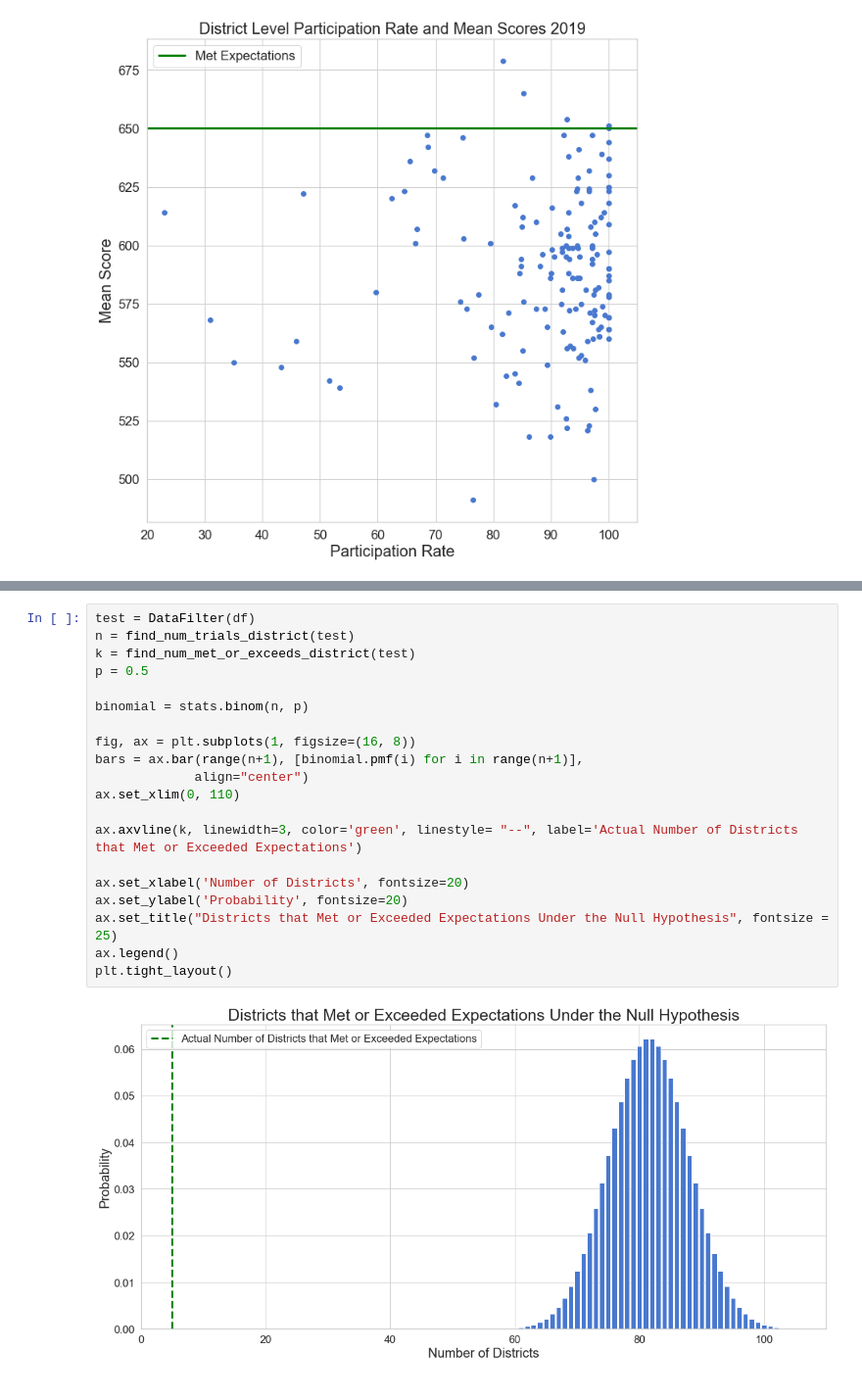
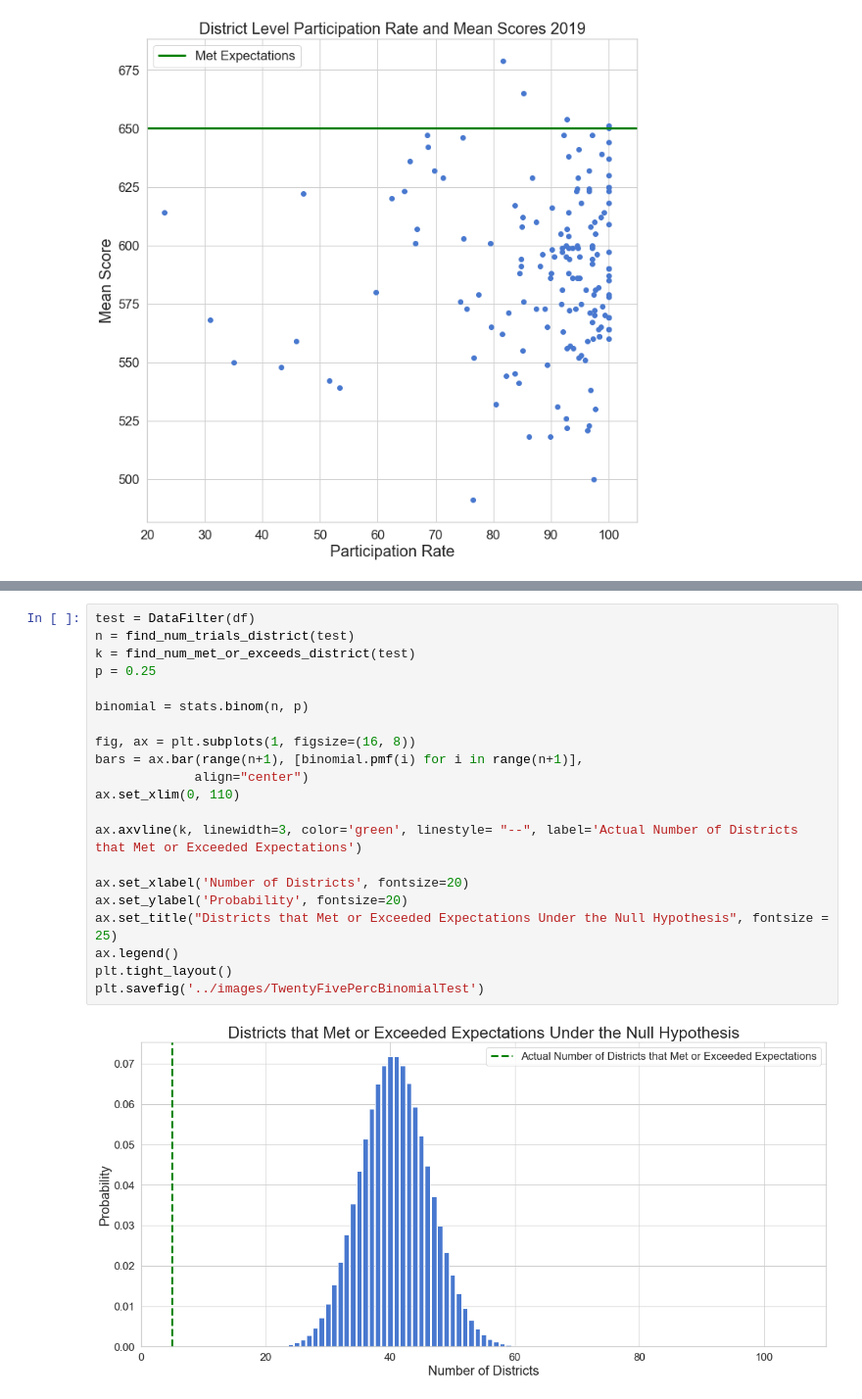
Before and after one commit to A-Hanson/2019-cmas-district-data-dive, a Jupyter notebook: notebooks/district_visualizations.ipynb, the cells around one changed output, grey strips where cells are left out. Shown at 98% size. Cells and saved outputs as stored; diff of their text form.

```diff
--- a/notebooks/district_visualizations.ipynb
+++ b/notebooks/district_visualizations.ipynb
@@ -94,22 +128,23 @@ plt.savefig("district_participation_mean_scores.png")
 # %%
 test = DataFilter(df)
 n = find_num_trials_district(test)
 k = find_num_met_or_exceeds_district(test)
-p = 0.5
+p = 0.25
 
 binomial = stats.binom(n, p)
 
 fig, ax = plt.subplots(1, figsize=(16, 8))
 bars = ax.bar(range(n+1), [binomial.pmf(i) for i in range(n+1)],
              align="center")
 ax.set_xlim(0, 110)
 
 ax.axvline(k, linewidth=3, color='green', linestyle= "--", label='Actual Number of Districts that Met or Exceeded Expectations')
 
 ax.set_xlabel('Number of Districts', fontsize=20)
 ax.set_ylabel('Probability', fontsize=20)
 ax.set_title("Districts that Met or Exceeded Expectations Under the Null Hypothesis", fontsize = 25)
 ax.legend()
 plt.tight_layout()
+plt.savefig('../images/TwentyFivePercBinomialTest')
 # %% [output]
-[figure, old version]
+[figure, new version]
```
Also changed, not shown: parts of 6 cells of this notebook, 12 other files.
